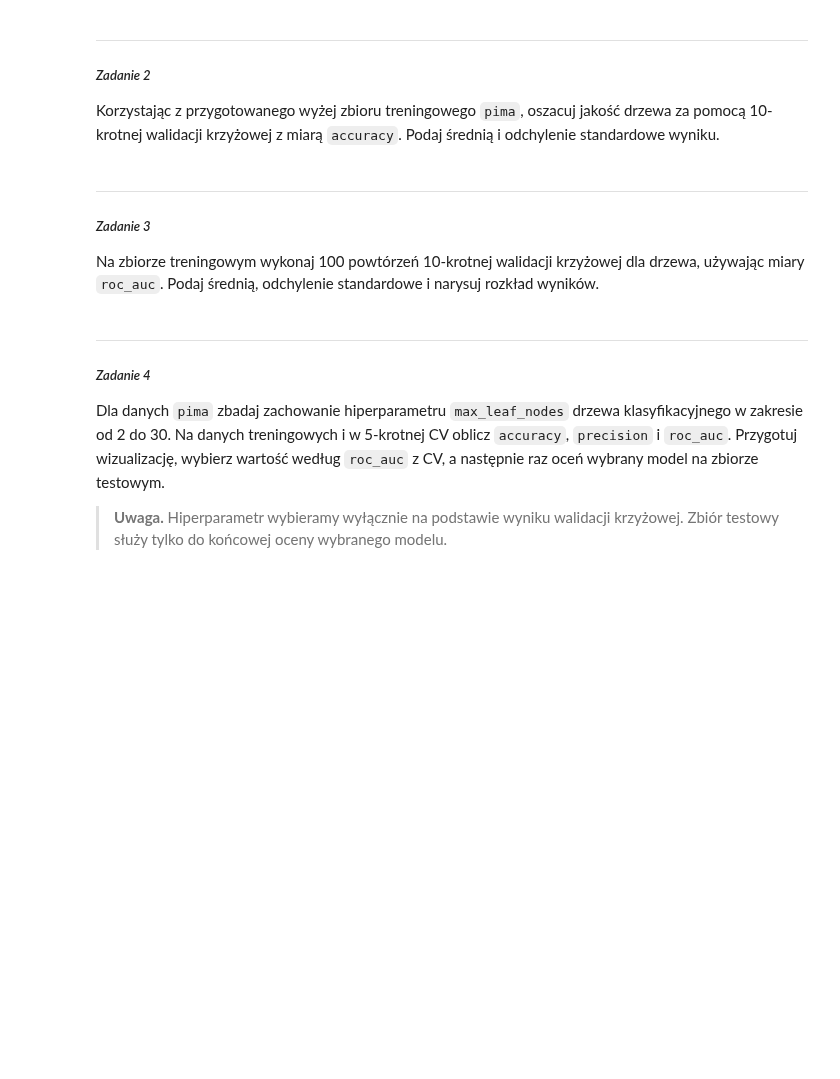
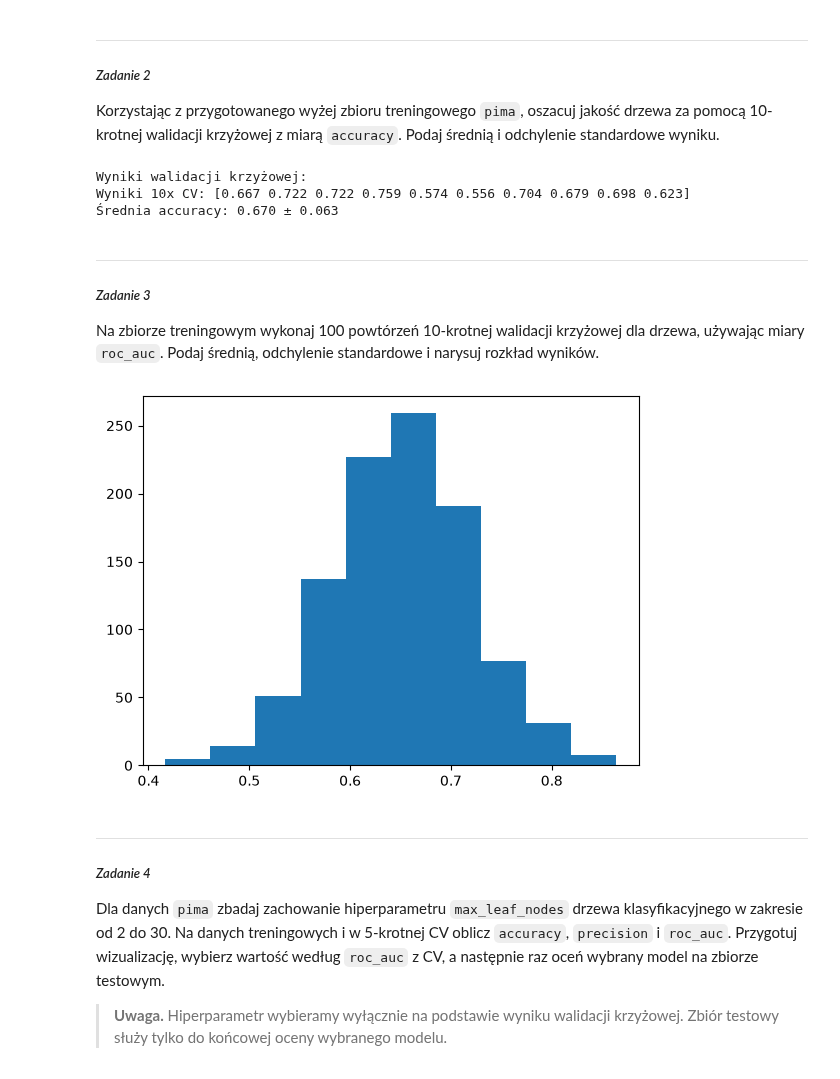
Before and after one commit to pkb-pmj/pw-sem5-ml, a Jupyter notebook: labs/lab04/lab04.ipynb, the cells around one changed output. Cells and saved outputs as stored; diff of their text form; code cells hidden in the pictures; blank space fills up the shorter version.

```diff
--- a/labs/lab04/lab04.ipynb
+++ b/labs/lab04/lab04.ipynb
@@ -58,8 +64,24 @@ Korzystając z przygotowanego wyżej zbioru treningowego `pima`, oszacuj jakoś
+# %%
+print("Wyniki walidacji krzyżowej:")
+print(f"Wyniki 10x CV: {np.round(scores, 3)}")
+print(f"Średnia accuracy: {scores.mean():.3f} ± {scores.std():.3f}")
+# %% [output]
+Wyniki walidacji krzyżowej:
+Wyniki 10x CV: [0.667 0.722 0.722 0.759 0.574 0.556 0.704 0.679 0.698 0.623]
+Średnia accuracy: 0.670 ± 0.063
 # %% [markdown]
 ---
 ##### *Zadanie 3*
 
 Na zbiorze treningowym wykonaj 100 powtórzeń 10-krotnej walidacji krzyżowej dla drzewa, używając miary `roc_auc`. Podaj średnią, odchylenie standardowe i narysuj rozkład wyników.
+# %%
+cv_100_10 = RepeatedKFold(n_splits=10, n_repeats=100, random_state=123)
+model = tree.DecisionTreeClassifier(random_state=123)
+scores = cross_val_score(model, X_cv_train, y_cv_train, cv=cv_100_10, scoring="roc_auc")
+# %%
+plt.hist(scores);
+# %% [output]
+[figure, added]
 # %% [markdown]
 ---
 ##### *Zadanie 4*
```
Also changed, not shown: parts of 23 cells of this notebook.
